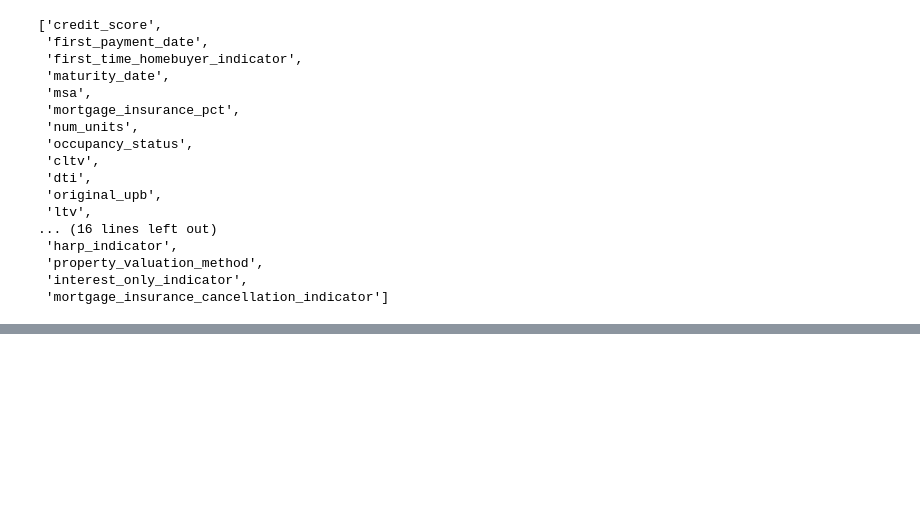
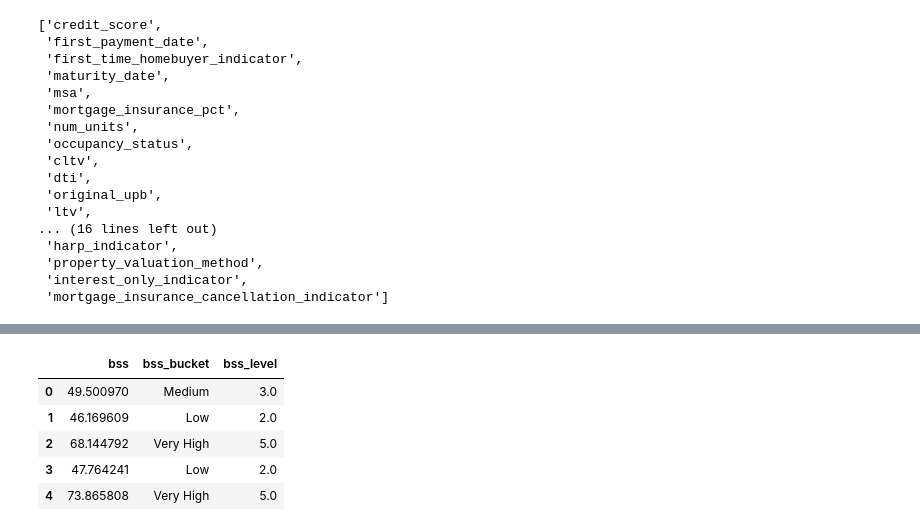
Before and after one commit to dhairyas87/xai-credit-risk-freddie-mac, a Jupyter notebook: notebooks/orchestor.ipynb, the cells around one changed output, grey strips where cells are left out. Saved outputs shown, nothing was run; the diff lists cells and outputs as text; code cells hidden in the pictures; blank space fills up the shorter version.

```diff
--- a/notebooks/orchestor.ipynb
+++ b/notebooks/orchestor.ipynb
@@ -95,0 +230,15 @@ NameError: name 'stages_to_run' is not defined
+# %%
+master_df[
+    [
+        "bss",
+        "bss_bucket",
+        "bss_level"
+    ]
+].head()
+# %% [output]
+|  | bss | bss_bucket | bss_level |
+| 0 | 49.500970 | Medium | 3.0 |
+| 1 | 46.169609 | Low | 2.0 |
+| 2 | 68.144792 | Very High | 5.0 |
+| 3 | 47.764241 | Low | 2.0 |
+| 4 | 73.865808 | Very High | 5.0 |
```
Also changed, not shown: parts of 13 cells of this notebook, 5 other files.
